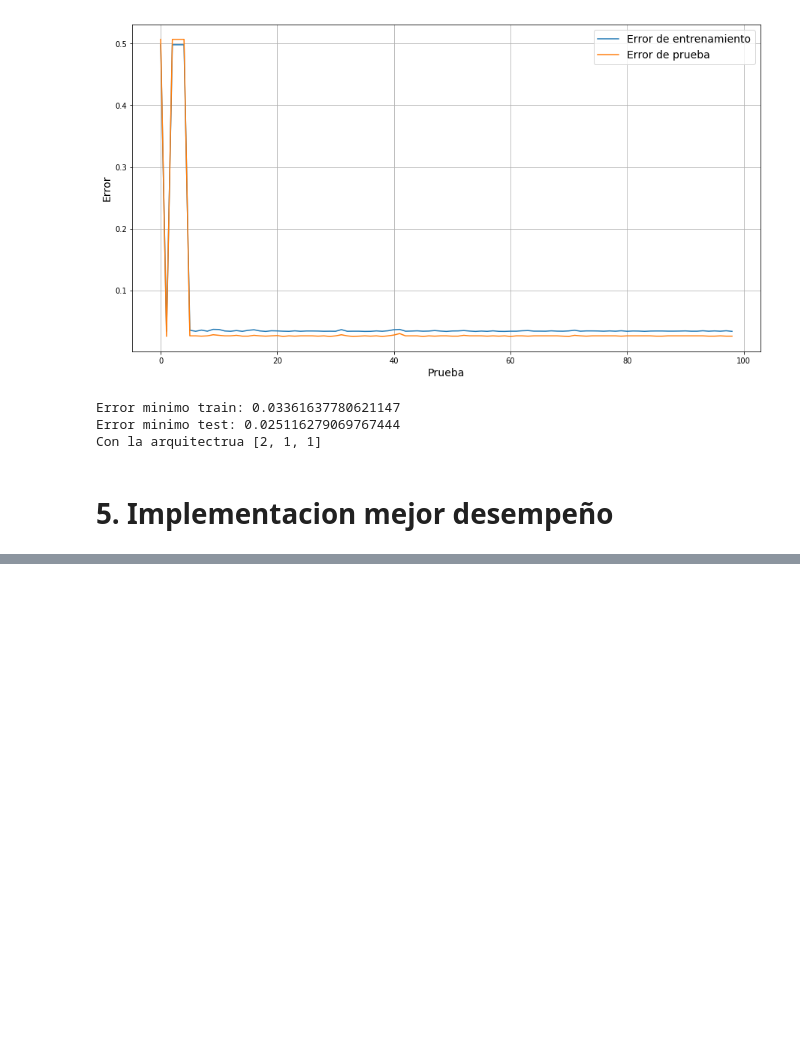
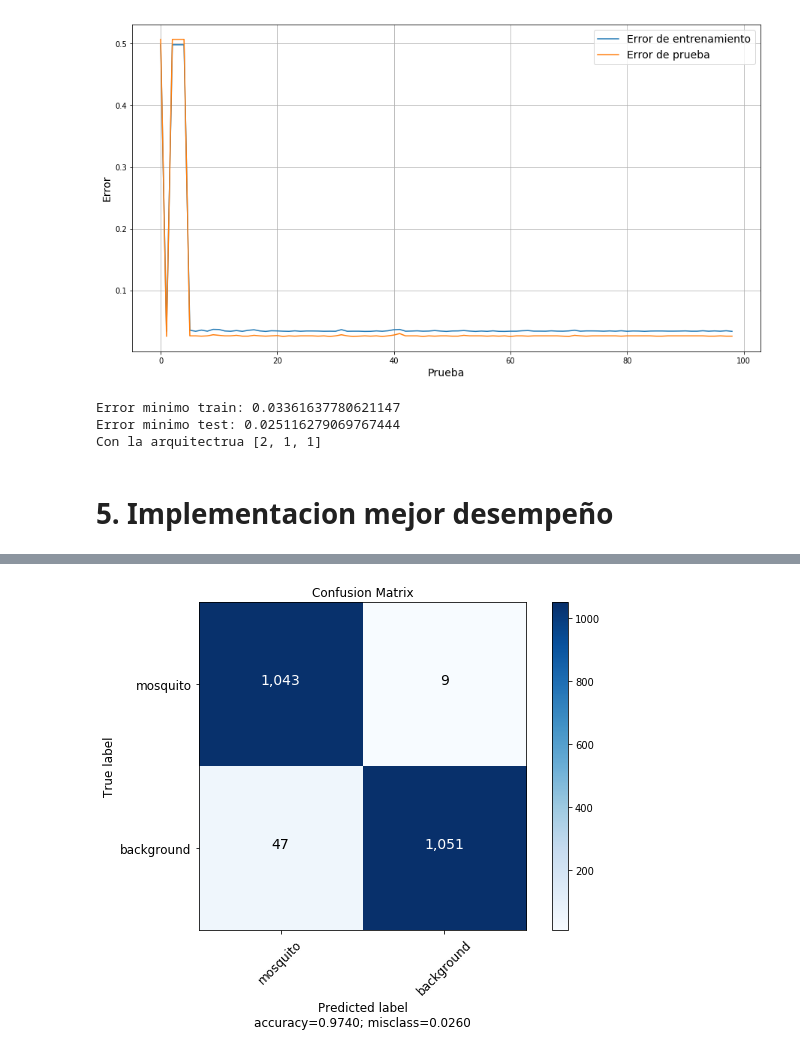
Before and after one commit to santiagoruiz-udea/project_computational_intelligence, a Jupyter notebook: Implementación_RNA/Implementacion_problem.ipynb, the cells around one changed output, grey strips where cells are left out. Saved outputs shown, nothing was run; the diff lists cells and outputs as text; code cells hidden in the pictures; blank space fills up the shorter version.

```diff
--- a/Implementación_RNA/Implementacion_problem.ipynb
+++ b/Implementación_RNA/Implementacion_problem.ipynb
@@ -288,0 +373,7 @@ joblib.dump(nn, 'modelo_entrenado.pkl') # Guardo el modelo.
+# %%
+plot_confusion_matrix(cm           = confusion_matrix(nn.predict(X_test), Y_test),
+                      normalize    = False,
+                      target_names = ['mosquito', 'background'],
+                      title        = "Confusion Matrix")
+# %% [output]
+[figure, added]
```
Also changed, not shown: parts of 2 cells of this notebook, 3 other files.
